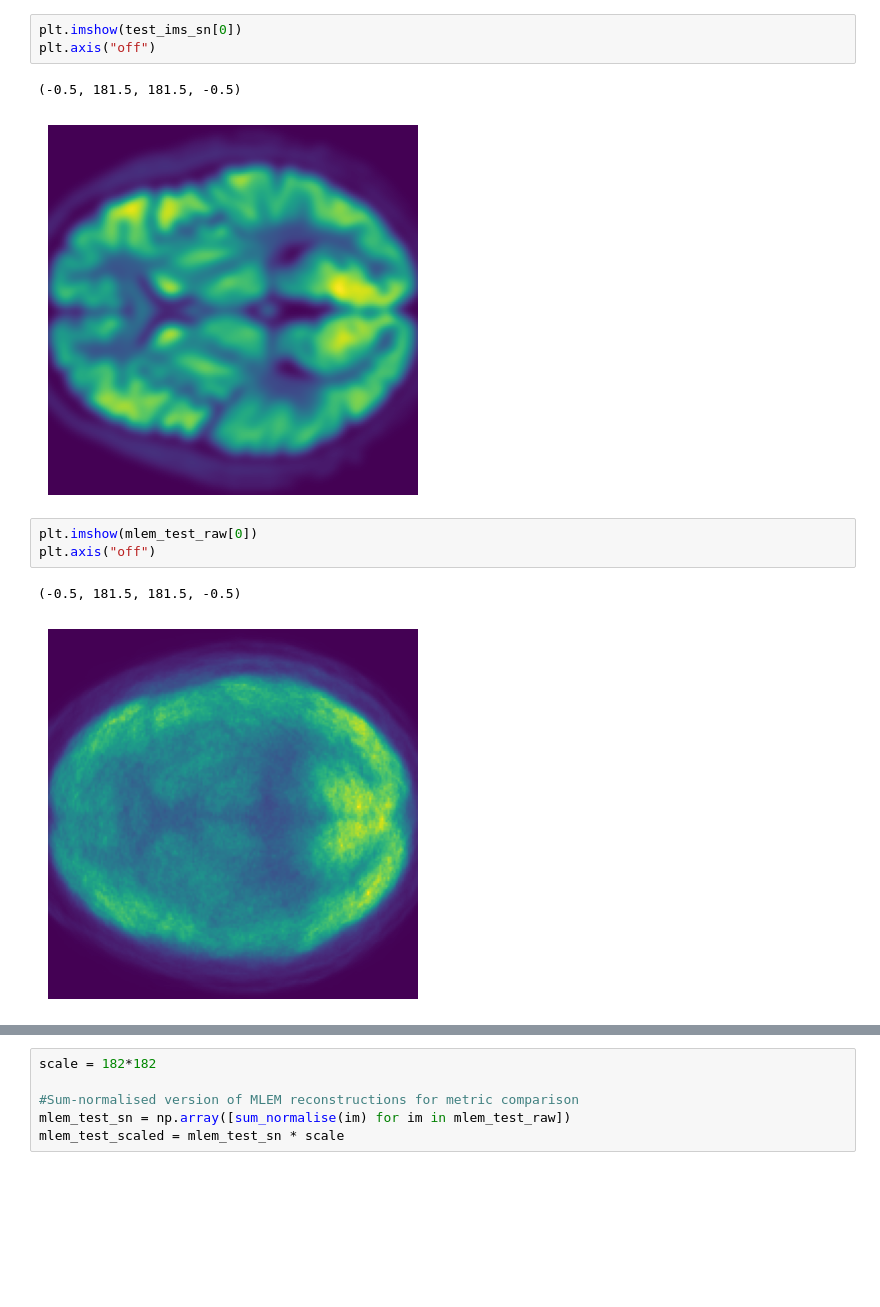
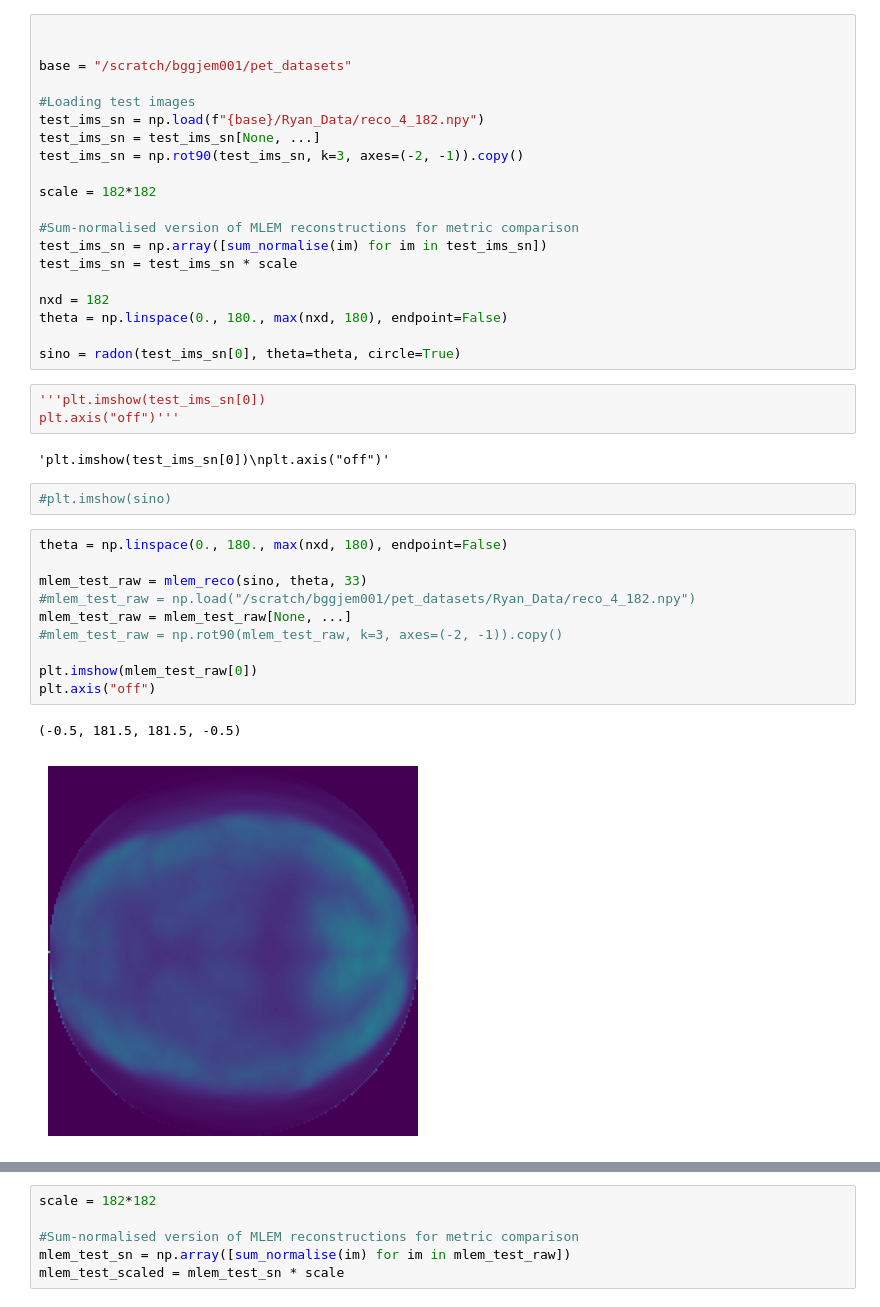
Before and after one commit to jemmabagg/picoPET-sim, a Jupyter notebook: Final_Im_Workflow/ryan_testing.ipynb, the cells around one changed output, grey strips where cells are left out. Saved outputs shown, nothing was run; the diff lists cells and outputs as text; blank space fills up the shorter version.

Commit message:
Successfully comparing Ryan's Data

```diff
--- a/Final_Im_Workflow/ryan_testing.ipynb
+++ b/Final_Im_Workflow/ryan_testing.ipynb
@@ -24,13 +84,41 @@ mlem_test_raw = np.rot90(mlem_test_raw, k=3, axes=(-2, -1)).copy()
+# %%
+
+
+base = "/scratch/bggjem001/pet_datasets"
+
+#Loading test images
+test_ims_sn = np.load(f"{base}/Ryan_Data/reco_4_182.npy")
+test_ims_sn = test_ims_sn[None, ...]
+test_ims_sn = np.rot90(test_ims_sn, k=3, axes=(-2, -1)).copy()
+
+scale = 182*182
+
+#Sum-normalised version of MLEM reconstructions for metric comparison
+test_ims_sn = np.array([sum_normalise(im) for im in test_ims_sn])
+test_ims_sn = test_ims_sn * scale
+
+nxd = 182
+theta = np.linspace(0., 180., max(nxd, 180), endpoint=False)
+
+sino = radon(test_ims_sn[0], theta=theta, circle=True)
 # %%
-plt.imshow(test_ims_sn[0])
-plt.axis("off")
+'''plt.imshow(test_ims_sn[0])
+plt.axis("off")'''
 # %% [output]
-(-0.5, 181.5, 181.5, -0.5)
+'plt.imshow(test_ims_sn[0])\nplt.axis("off")'
-[figure, removed]
+# %%
+#plt.imshow(sino)
 # %%
+theta = np.linspace(0., 180., max(nxd, 180), endpoint=False)
+
+mlem_test_raw = mlem_reco(sino, theta, 33)
+#mlem_test_raw = np.load("/scratch/bggjem001/pet_datasets/Ryan_Data/reco_4_182.npy")
+mlem_test_raw = mlem_test_raw[None, ...]
+#mlem_test_raw = np.rot90(mlem_test_raw, k=3, axes=(-2, -1)).copy()
+
 plt.imshow(mlem_test_raw[0])
 plt.axis("off")
 # %% [output]
 (-0.5, 181.5, 181.5, -0.5)
-[figure, old version]
+[figure, new version]
 # %%
```
Also changed, not shown: parts of 12 cells of this notebook, 12 other files.
